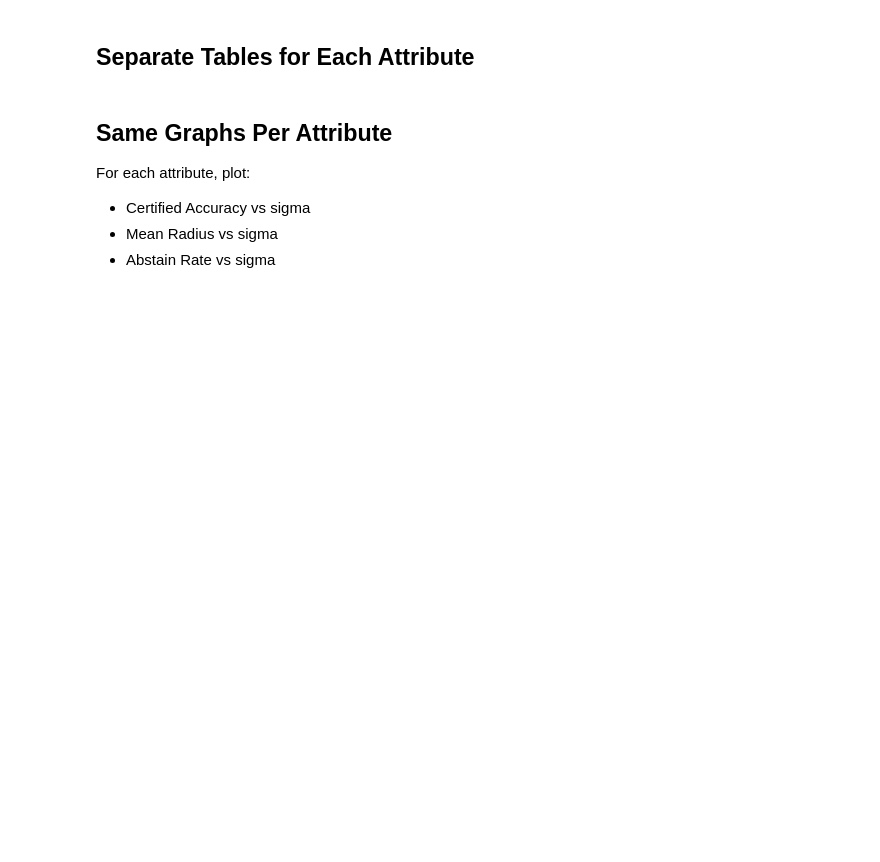
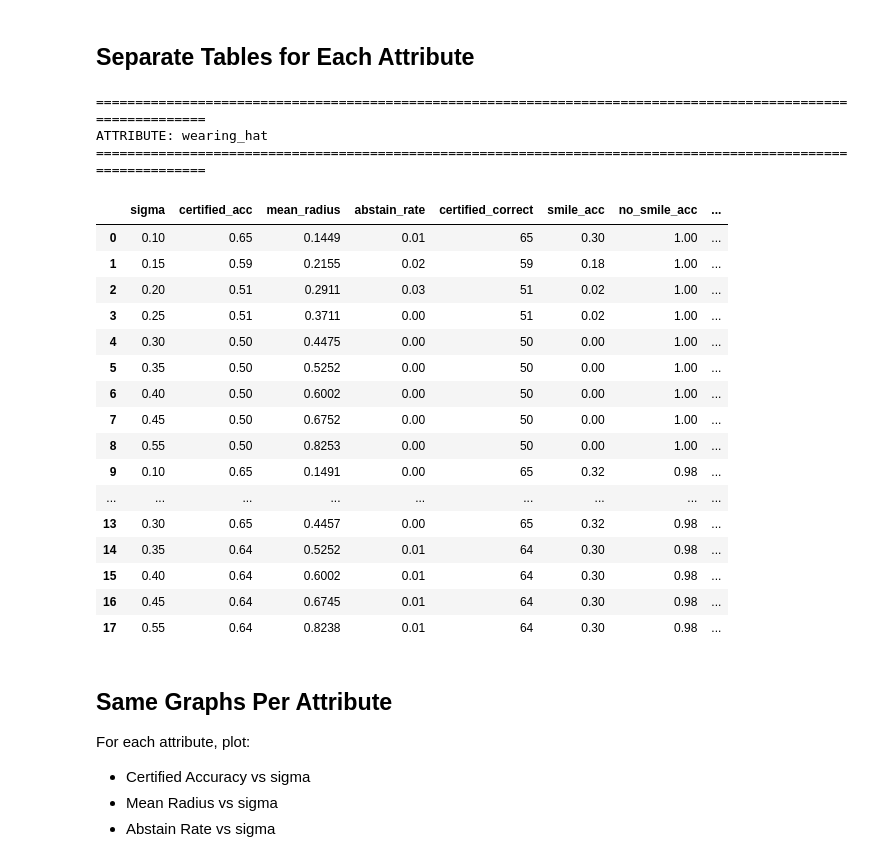
Before and after one commit to daniyaniazi/RandomizedSmothingmanifold, a Jupyter notebook: notebooks/CelebA_OOD_Analysis.ipynb, the cells around one changed output. Cells and saved outputs as stored; diff of their text form; code cells hidden in the pictures; blank space fills up the shorter version.

```diff
--- a/notebooks/CelebA_OOD_Analysis.ipynb
+++ b/notebooks/CelebA_OOD_Analysis.ipynb
@@ -151,22 +218,44 @@ df_ood.head(10)
 # %%
 if 'df_ood' not in globals() or df_ood.empty:
     print('No data loaded yet.')
 else:
     table_cols = [
-        'mode', 'sigma', 'certified_acc', 'mean_radius', 'abstain_rate',
-        'total', 'certified_correct', 'smile_acc', 'no_smile_acc',
+         'sigma', 'certified_acc', 'mean_radius', 'abstain_rate',
+        'certified_correct', 'smile_acc', 'no_smile_acc',
         'log_v_iso_geo', 'mean_log_v_mani_geo',
-        'nn_ood_count', 'mc_ood_count', 'nn_ood_frac', 'mc_ood_frac'
+        'nn_ood_count', 'mc_ood_count',
     ]
 
     for attr in sorted(df_ood['attribute'].unique()):
         print('')
         print('=' * 110)
         print(f'ATTRIBUTE: {attr}')
         print('=' * 110)
         sub = df_ood[df_ood['attribute'] == attr].copy()
-        sub = sub.sort_values(['space', 'smoothing', 'sigma'])
+        # 'space',
+        sub = sub.sort_values([ 'smoothing', 'sigma'])
         display(sub[table_cols].round(4))
+# %% [output]
+==============================================================================================================
+ATTRIBUTE: wearing_hat
+==============================================================================================================
+|  | sigma | certified_acc | mean_radius | abstain_rate | certified_correct | smile_acc | no_smile_acc | ... |
+| 0 | 0.10 | 0.65 | 0.1449 | 0.01 | 65 | 0.30 | 1.00 | ... |
+| 1 | 0.15 | 0.59 | 0.2155 | 0.02 | 59 | 0.18 | 1.00 | ... |
+| 2 | 0.20 | 0.51 | 0.2911 | 0.03 | 51 | 0.02 | 1.00 | ... |
+| 3 | 0.25 | 0.51 | 0.3711 | 0.00 | 51 | 0.02 | 1.00 | ... |
+| 4 | 0.30 | 0.50 | 0.4475 | 0.00 | 50 | 0.00 | 1.00 | ... |
+| 5 | 0.35 | 0.50 | 0.5252 | 0.00 | 50 | 0.00 | 1.00 | ... |
+| 6 | 0.40 | 0.50 | 0.6002 | 0.00 | 50 | 0.00 | 1.00 | ... |
+| 7 | 0.45 | 0.50 | 0.6752 | 0.00 | 50 | 0.00 | 1.00 | ... |
+| 8 | 0.55 | 0.50 | 0.8253 | 0.00 | 50 | 0.00 | 1.00 | ... |
+| 9 | 0.10 | 0.65 | 0.1491 | 0.00 | 65 | 0.32 | 0.98 | ... |
+| ... | ... | ... | ... | ... | ... | ... | ... | ... |
+| 13 | 0.30 | 0.65 | 0.4457 | 0.00 | 65 | 0.32 | 0.98 | ... |
+| 14 | 0.35 | 0.64 | 0.5252 | 0.01 | 64 | 0.30 | 0.98 | ... |
+| 15 | 0.40 | 0.64 | 0.6002 | 0.01 | 64 | 0.30 | 0.98 | ... |
+| 16 | 0.45 | 0.64 | 0.6745 | 0.01 | 64 | 0.30 | 0.98 | ... |
+| 17 | 0.55 | 0.64 | 0.8238 | 0.01 | 64 | 0.30 | 0.98 | ... |
 # %% [markdown]
 ## Same Graphs Per Attribute
 
```
Also changed, not shown: parts of 8 cells of this notebook, 9 other files.
